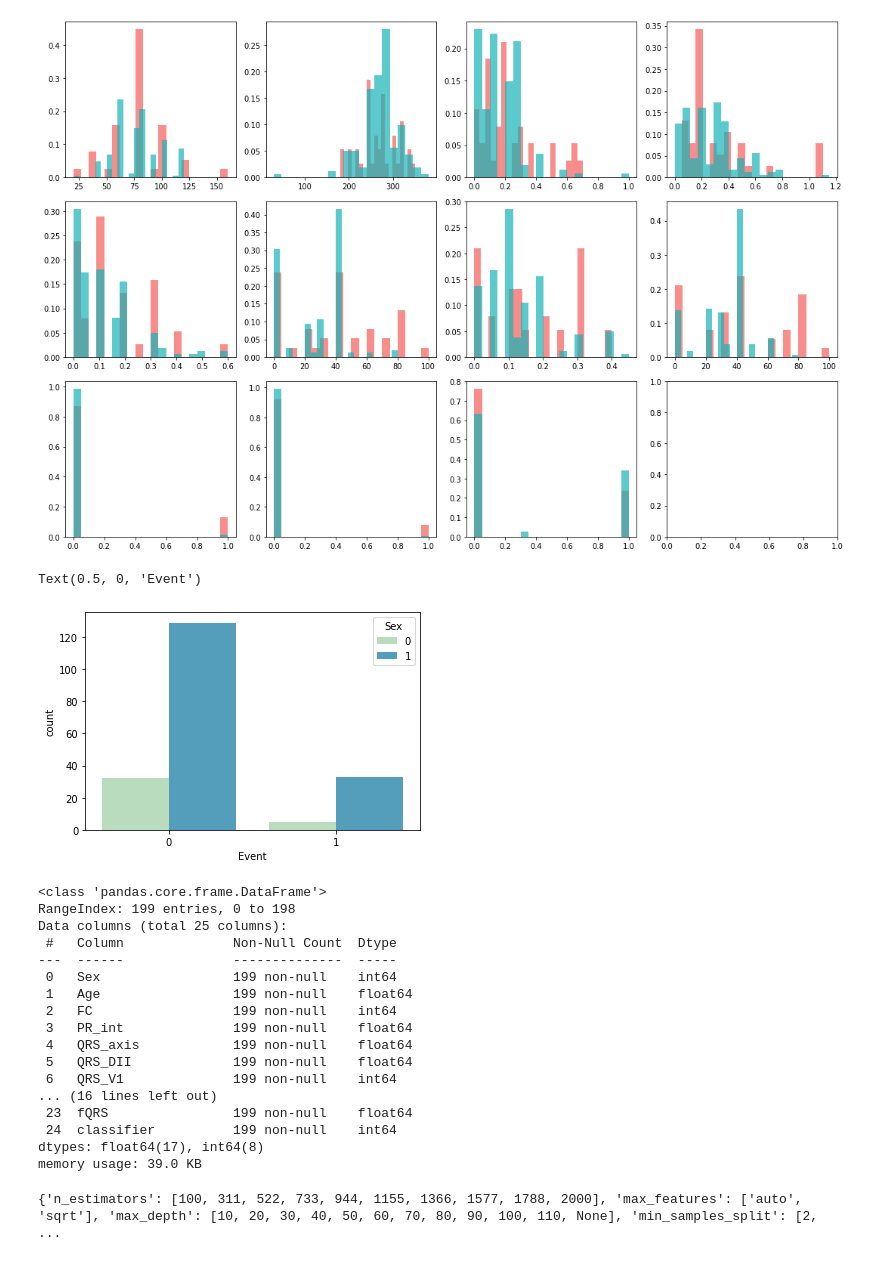
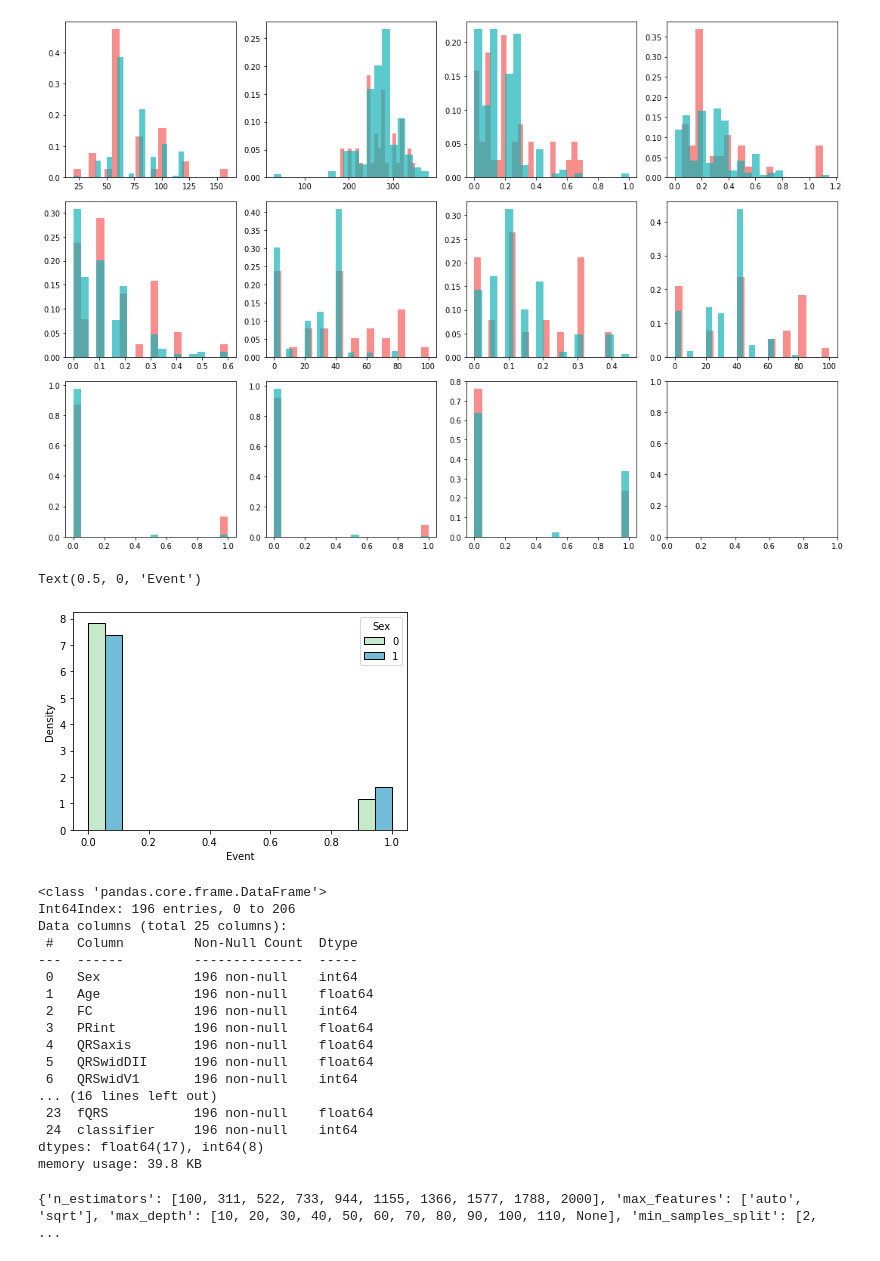
Before and after one commit to gaiamrc/BrugadaAI, a Jupyter notebook: BrugadaNets/RFC_event.ipynb, the cells around one changed output. Cells and saved outputs as stored; diff of their text form; code cells hidden in the pictures.

```diff
--- a/BrugadaNets/RFC_event.ipynb
+++ b/BrugadaNets/RFC_event.ipynb
@@ -71,5 +72,0 @@ memory usage: 39.0 KB
-# %%
-# df['Age'].fillna(value=df['Age'].mean(), inplace=True)
-
-df = df.fillna(df.mean())
-df.info()
@@ -93,0 +73,18 @@ memory usage: 39.0 KB
+# %%
+df['Age'].fillna(df['Age'].mode()[0], inplace=True)
+df['PRint'].fillna((df['PRint'].mode()[0]), inplace=True)
+df['QRSaxis'].fillna((df['QRSaxis'].mode()[0]), inplace=True)
+df['QRSwidDII'].fillna((df['QRSwidDII'].median()), inplace=True)
+df['QRSwidV6'].fillna((df['QRSwidV6'].median()), inplace=True)
+df['QTintV5'].fillna((df['QTintV5'].median()), inplace=True)
+df['cQTintV5'].fillna((df['cQTintV5'].median()), inplace=True)
+df['TpeakTendV2'].fillna((df['TpeakTendV2'].mode()[0]), inplace=True)
+df['JelevV1'].fillna((df['JelevV1'].mode()[0]), inplace=True)
+df['JelevV2'].fillna((df['JelevV2'].mode()[0]), inplace=True)
+df['SwidDI'].fillna((df['SwidDI'].median()), inplace=True)
+df['SlenDI'].fillna((df['SlenDI'].median()), inplace=True)
+df['RwidaVR'].fillna((df['RwidaVR'].median()), inplace=True)
+df['Type1aVR'] = df['Type1aVR'].fillna(0.5)
+df['Type1naVRlimb'] = df['Type1naVRlimb'].fillna(0.5)
+df['fQRS'] = df['fQRS'].fillna(0.5)
+df.info()
@@ -110,3 +131,13 @@ sns.heatmap(corr_nonev)
+# %%
+# delete features with correlation >= 0.9
+columns = np.full((corr.shape[0],), True, dtype=bool)
+for i in range(corr.shape[0]):
+    for j in range(i+1, corr.shape[0]):
+        if corr.iloc[i,j] >= 0.9:
+            if columns[j]:
+                columns[j] = False
+selected_columns = df.columns[columns]
+df = df[selected_columns]
 # %%
 SIG_COL = ('#F55E5A')
 BKG_COL = ('#17B3B7')
@@ -142,5 +173,5 @@ for axs, feat in zip(axes.flatten(), df.columns[13:24]):
 
     fig.tight_layout()
 # %% [output]
-[figure, old version]
+[figure, new version]
 # %%
@@ -148,31 +179,33 @@ sns.pairplot(data=df, hue='classifier')
 # %%
 # countplot for event, grouped by sex
-sns.countplot(x='classifier', data=df, hue='Sex', order = df['classifier'].value_counts().index, palette='GnBu')
+sns.histplot(x='classifier', data=df, hue='Sex', multiple="dodge", stat='density', common_norm=False, palette='GnBu')
 plt.xlabel('Event')
+
+# more men have events than women?
 # %% [output]
 Text(0.5, 0, 'Event')
-[figure, old version]
+[figure, new version]
 # %%
 df = df.dropna()
 df.info()
 # %% [output]
 <class 'pandas.core.frame.DataFrame'>
-RangeIndex: 199 entries, 0 to 198
+Int64Index: 196 entries, 0 to 206
 Data columns (total 25 columns):
- #   Column              Non-Null Count  Dtype
----  ------              --------------  -----
- 0   Sex                 199 non-null    int64
- 1   Age                 199 non-null    float64
- 2   FC                  199 non-null    int64
- 3   PR_int              199 non-null    float64
- 4   QRS_axis            199 non-null    float64
- 5   QRS_DII             199 non-null    float64
- 6   QRS_V1              199 non-null    int64
+ #   Column         Non-Null Count  Dtype
+---  ------         --------------  -----
+ 0   Sex            196 non-null    int64
+ 1   Age            196 non-null    float64
+ 2   FC             196 non-null    int64
+ 3   PRint          196 non-null    float64
+ 4   QRSaxis        196 non-null    float64
+ 5   QRSwidDII      196 non-null    float64
+ 6   QRSwidV1       196 non-null    int64
 ... (16 lines left out)
- 23  fQRS                199 non-null    float64
- 24  classifier          199 non-null    int64
+ 23  fQRS           196 non-null    float64
+ 24  classifier     196 non-null    int64
 dtypes: float64(17), int64(8)
-memory usage: 39.0 KB
+memory usage: 39.8 KB
 # %%
 # train-test split
 X = df.drop(columns='classifier')
```
Also changed, not shown: parts of 25 cells of this notebook.
